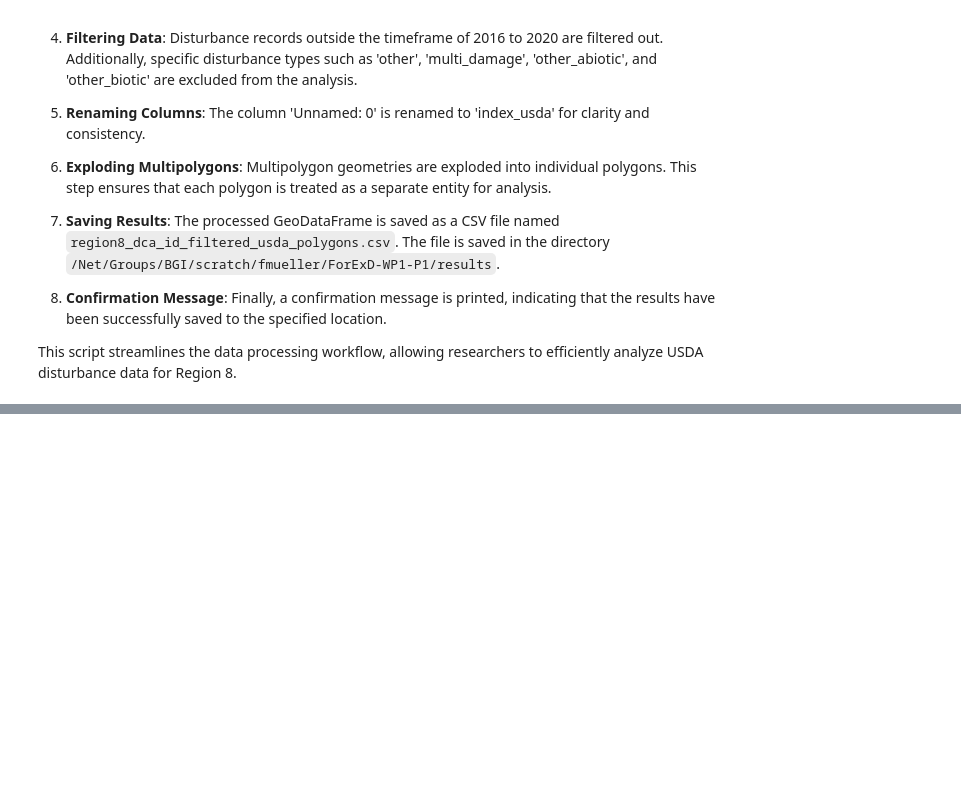
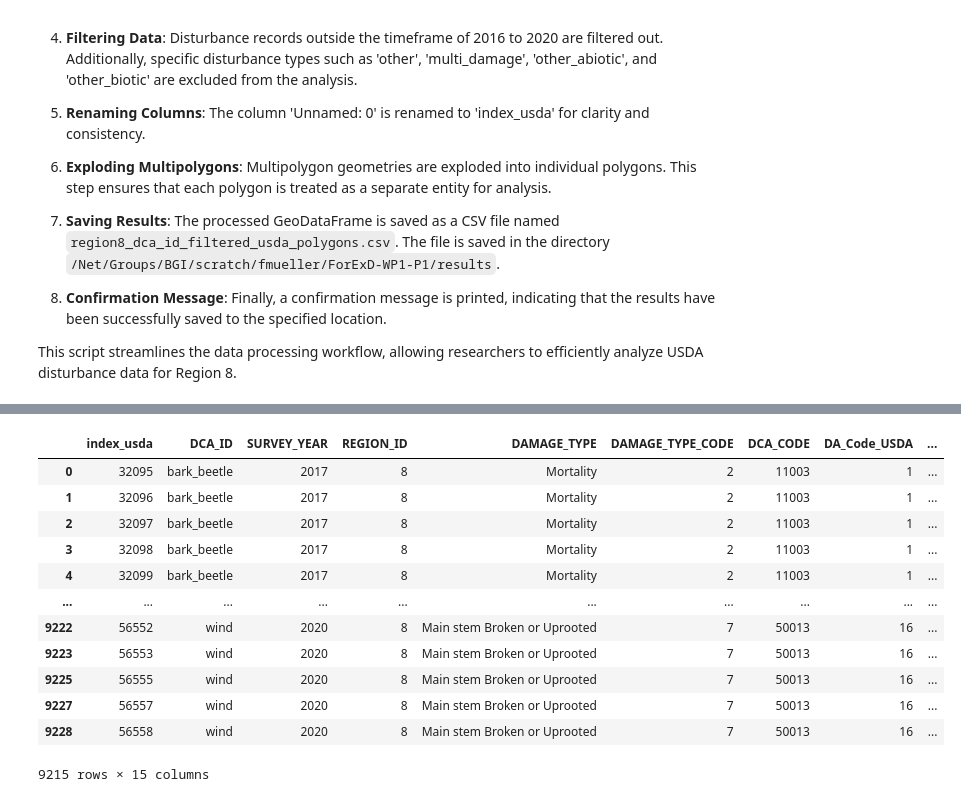
Before and after one commit to Franziska279/ForExD-WP1-P1, a Jupyter notebook: src/01_ids_preprocessing.ipynb, the cells around one changed output, grey strips where cells are left out. Drawn from its saved outputs; the diff is of its cells as text; code cells hidden in the pictures; blank space fills up the shorter version.

```diff
--- a/src/01_ids_preprocessing.ipynb
+++ b/src/01_ids_preprocessing.ipynb
@@ -131,0 +264,16 @@ exploded_df.plot()
+# %%
+filtered_gdf
+# %% [output]
+|  | index_usda | DCA_ID | SURVEY_YEAR | REGION_ID | DAMAGE_TYPE | DAMAGE_TYPE_CODE | DCA_CODE | DA_Code_USDA | ... |
+| 0 | 32095 | bark_beetle | 2017 | 8 | Mortality | 2 | 11003 | 1 | ... |
+| 1 | 32096 | bark_beetle | 2017 | 8 | Mortality | 2 | 11003 | 1 | ... |
+| 2 | 32097 | bark_beetle | 2017 | 8 | Mortality | 2 | 11003 | 1 | ... |
+| 3 | 32098 | bark_beetle | 2017 | 8 | Mortality | 2 | 11003 | 1 | ... |
+| 4 | 32099 | bark_beetle | 2017 | 8 | Mortality | 2 | 11003 | 1 | ... |
+| ... | ... | ... | ... | ... | ... | ... | ... | ... | ... |
+| 9222 | 56552 | wind | 2020 | 8 | Main stem Broken or Uprooted | 7 | 50013 | 16 | ... |
+| 9223 | 56553 | wind | 2020 | 8 | Main stem Broken or Uprooted | 7 | 50013 | 16 | ... |
+| 9225 | 56555 | wind | 2020 | 8 | Main stem Broken or Uprooted | 7 | 50013 | 16 | ... |
+| 9227 | 56557 | wind | 2020 | 8 | Main stem Broken or Uprooted | 7 | 50013 | 16 | ... |
+| 9228 | 56558 | wind | 2020 | 8 | Main stem Broken or Uprooted | 7 | 50013 | 16 | ... |
+9215 rows × 15 columns
```
Also changed, not shown: parts of 9 cells of this notebook.
